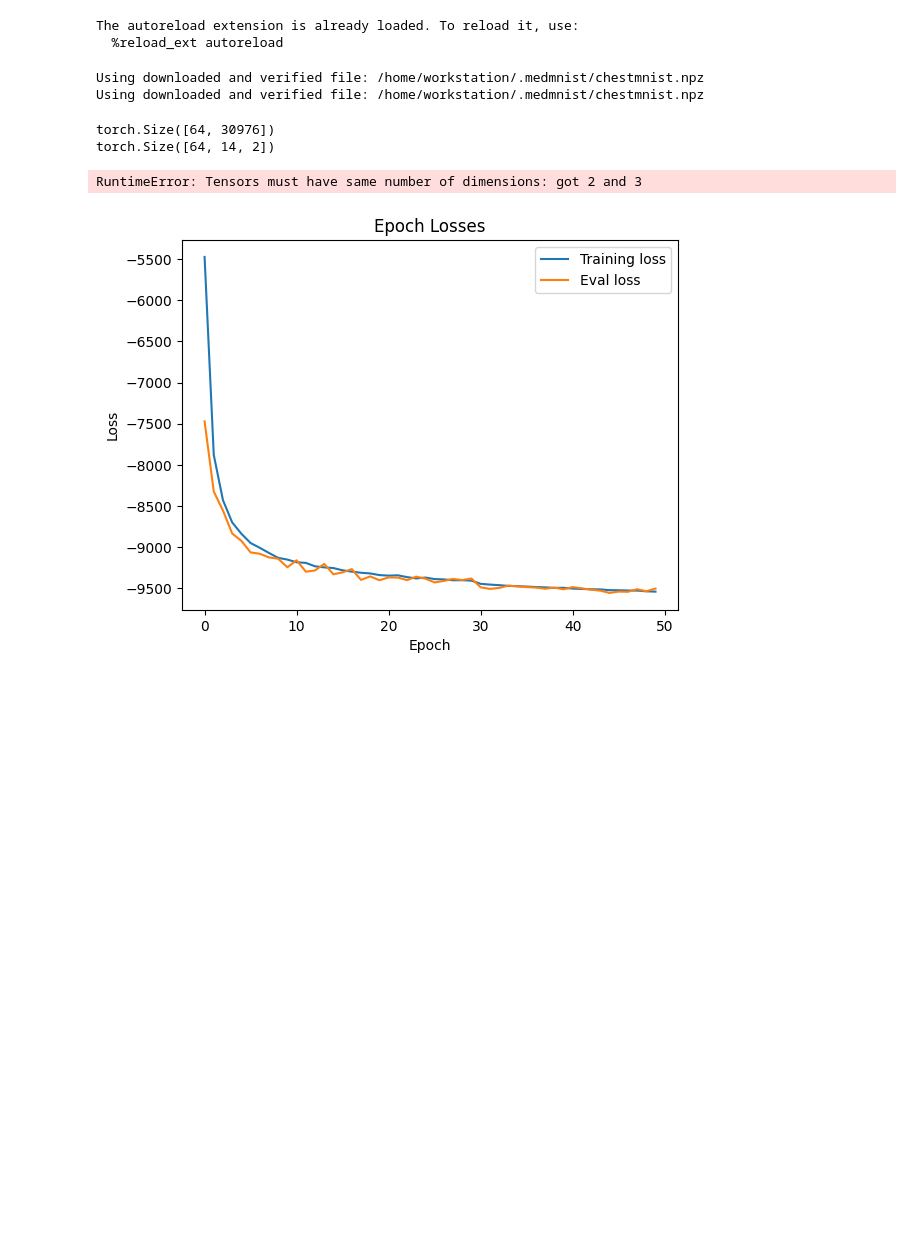
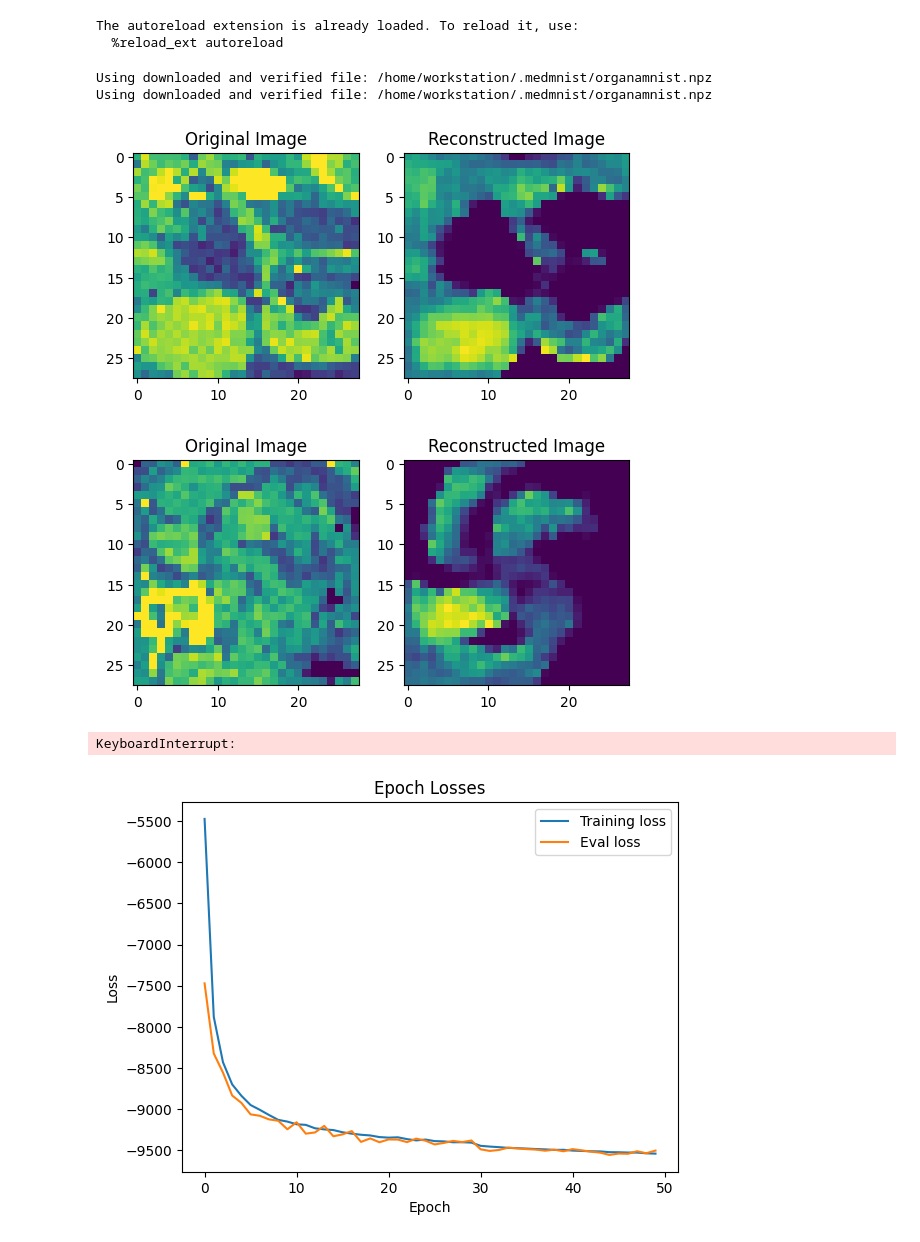
Before and after one commit to bjarnege/VAE-based-Medical-Image-Generator, a Jupyter notebook: src/vae_based_medical_image_generator/notebooks/training_cvae.ipynb, the cells around one changed output. Saved outputs shown, nothing was run; the diff lists cells and outputs as text; code cells hidden in the pictures; blank space fills up the shorter version.

```diff
--- a/src/vae_based_medical_image_generator/notebooks/training_cvae.ipynb
+++ b/src/vae_based_medical_image_generator/notebooks/training_cvae.ipynb
@@ -96,40 +96,40 @@ num_epochs = 50
 device = torch.device('cuda' if torch.cuda.is_available() else 'cpu')
 
 # initialize dataset
-train_dataset = dataset.load_dataset(dataset_name="chestmnist", split="train")
-test_dataset  = dataset.load_dataset(dataset_name="chestmnist", split="test")
+train_dataset = dataset.load_dataset(dataset_name="organamnist", split="train")
+test_dataset  = dataset.load_dataset(dataset_name="organamnist", split="test")
 
 # one hot encode the labels
 if not train_dataset[0][1].shape[0] > 1:# check if data is already one hot encoded
     labels_train = torch.as_tensor(train_dataset.labels.squeeze()).to(torch.int64)
     train_dataset.labels =  torch.nn.functional.one_hot(labels_train).numpy()
 
     labels_test = torch.as_tensor(test_dataset.labels.squeeze()).to(torch.int64)
     test_dataset.labels =  torch.nn.functional.one_hot(labels_test).numpy()
 
 n_labels = len(train_dataset.info["label"].keys())
 
 # inititalize DataLoader
 train_loader = DataLoader(dataset=train_dataset, batch_size=batch_size, shuffle=True)
 test_loader  = DataLoader(dataset=test_dataset, batch_size=batch_size, shuffle=False)
 
 # initialize model
 cvae_model = ConditionalVariationalAutoencoder(image_channels=1, n_labels=n_labels, latent_dimension=64, device=device).to(device)
 
 # initialize optimizer and scheduler
 optimizer = torch.optim.Adam(cvae_model.parameters(), lr=lr)
 scheduler = torch.optim.lr_scheduler.StepLR(optimizer, step_size=len(train_loader)*30, gamma=0.5, last_epoch=-1, verbose=False)
 
 train_losses, eval_losses = fit(cvae_model, train_loader, test_loader, scheduler, device)
 # print_image(vae_model, train_loader.dataset, device)
 
 # 14sek pro Batch
 # %% [output]
-Using downloaded and verified file: /home/workstation/.medmnist/chestmnist.npz
-Using downloaded and verified file: /home/workstation/.medmnist/chestmnist.npz
+Using downloaded and verified file: /home/workstation/.medmnist/organamnist.npz
+Using downloaded and verified file: /home/workstation/.medmnist/organamnist.npz
+[figure, added]
+[figure, added]
-torch.Size([64, 30976])
-torch.Size([64, 14, 2])
+KeyboardInterrupt:
-RuntimeError: Tensors must have same number of dimensions: got 2 and 3
 # %%
 import matplotlib.pyplot as plt
 
```
